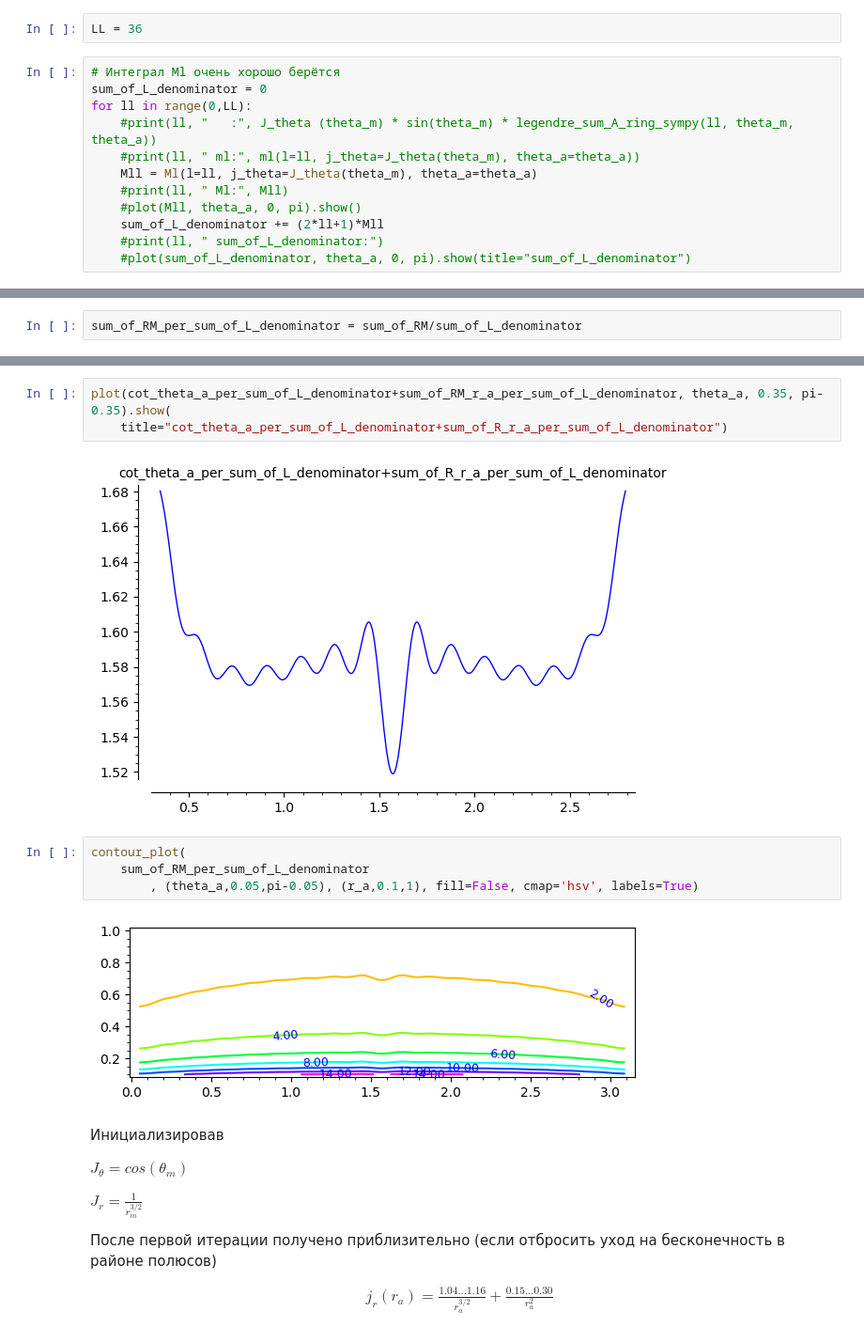
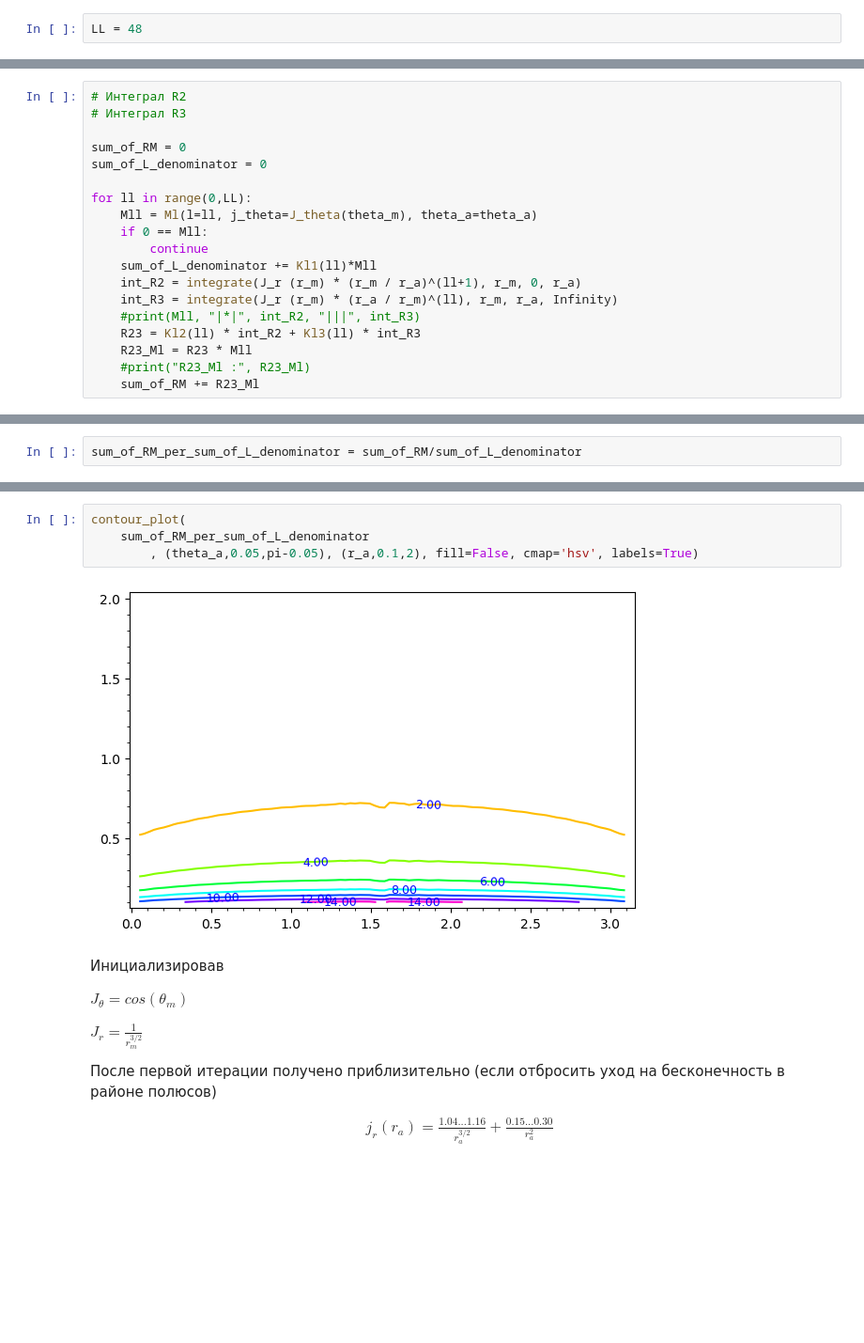
Before and after one commit to daju1/articles, a Jupyter notebook: electrostatic_vector_potential/Vector_potential_of_a_precessing_magnetic_dipole_in_spherical_coordinates.ipynb, the cells around one changed output, grey strips where cells are left out. Shown at 94% size. Cells and saved outputs as stored; diff of their text form; blank space fills up the shorter version.

```diff
--- a/electrostatic_vector_potential/Vector_potential_of_a_precessing_magnetic_dipole_in_spherical_coordinates.ipynb
+++ b/electrostatic_vector_potential/Vector_potential_of_a_precessing_magnetic_dipole_in_spherical_coordinates.ipynb
@@ -1511,16 +1511,4 @@ plot(cot(theta_a), theta_a, 0.05, pi-0.05).show(title="cot_theta_a")
 # %% [output]
 [figure]
 # %%
-LL = 36
+LL = 48
-# %%
-# Интеграл Ml очень хорошо берётся
-sum_of_L_denominator = 0
-for ll in range(0,LL):
-    #print(ll, "   :", J_theta (theta_m) * sin(theta_m) * legendre_sum_A_ring_sympy(ll, theta_m, theta_a))
-    #print(ll, " ml:", ml(l=ll, j_theta=J_theta(theta_m), theta_a=theta_a))
-    Mll = Ml(l=ll, j_theta=J_theta(theta_m), theta_a=theta_a)
-    #print(ll, " Ml:", Mll)
-    #plot(Mll, theta_a, 0, pi).show()
-    sum_of_L_denominator += (2*ll+1)*Mll
-    #print(ll, " sum_of_L_denominator:")
-    #plot(sum_of_L_denominator, theta_a, 0, pi).show(title="sum_of_L_denominator")
@@ -1536,0 +1515,19 @@ plot(cot_theta_a_per_sum_of_L_denominator, theta_a, 0.05, pi-0.05).show(
+# %%
+# Интеграл R2
+# Интеграл R3
+
+sum_of_RM = 0
+sum_of_L_denominator = 0
+
+for ll in range(0,LL):
+    Mll = Ml(l=ll, j_theta=J_theta(theta_m), theta_a=theta_a)
+    if 0 == Mll:
+        continue
+    sum_of_L_denominator += Kl1(ll)*Mll
+    int_R2 = integrate(J_r (r_m) * (r_m / r_a)^(ll+1), r_m, 0, r_a)
+    int_R3 = integrate(J_r (r_m) * (r_a / r_m)^(ll), r_m, r_a, Infinity)
+    #print(Mll, "|*|", int_R2, "|||", int_R3)
+    R23 = Kl2(ll) * int_R2 + Kl3(ll) * int_R3
+    R23_Ml = R23 * Mll
+    #print("R23_Ml :", R23_Ml)
+    sum_of_RM += R23_Ml
@@ -1616,14 +1645,9 @@ plot(sum_of_RM_r_a_per_sum_of_L_denominator, theta_a, 0, pi).show(
-# %%
-plot(cot_theta_a_per_sum_of_L_denominator+sum_of_RM_r_a_per_sum_of_L_denominator, theta_a, 0.35, pi-0.35).show(
-    title="cot_theta_a_per_sum_of_L_denominator+sum_of_R_r_a_per_sum_of_L_denominator")
-# %% [output]
-[figure, removed]
 # %%
 contour_plot(
     sum_of_RM_per_sum_of_L_denominator
-        , (theta_a,0.05,pi-0.05), (r_a,0.1,1), fill=False, cmap='hsv', labels=True)
+        , (theta_a,0.05,pi-0.05), (r_a,0.1,2), fill=False, cmap='hsv', labels=True)
 # %% [output]
-[figure, old version]
+[figure, new version]
 # %% [markdown]
 Инициализировав
 
```
Also changed, not shown: parts of 23 cells of this notebook.
